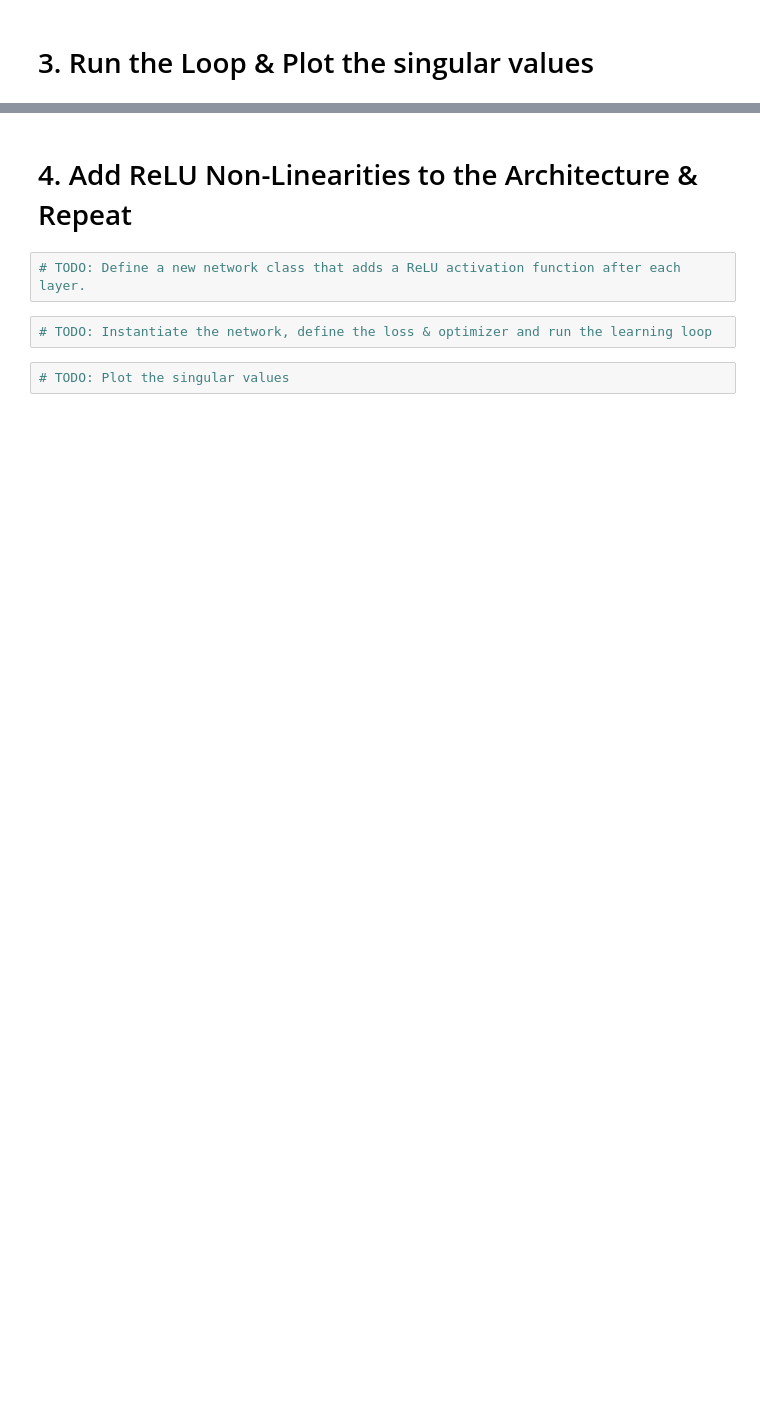
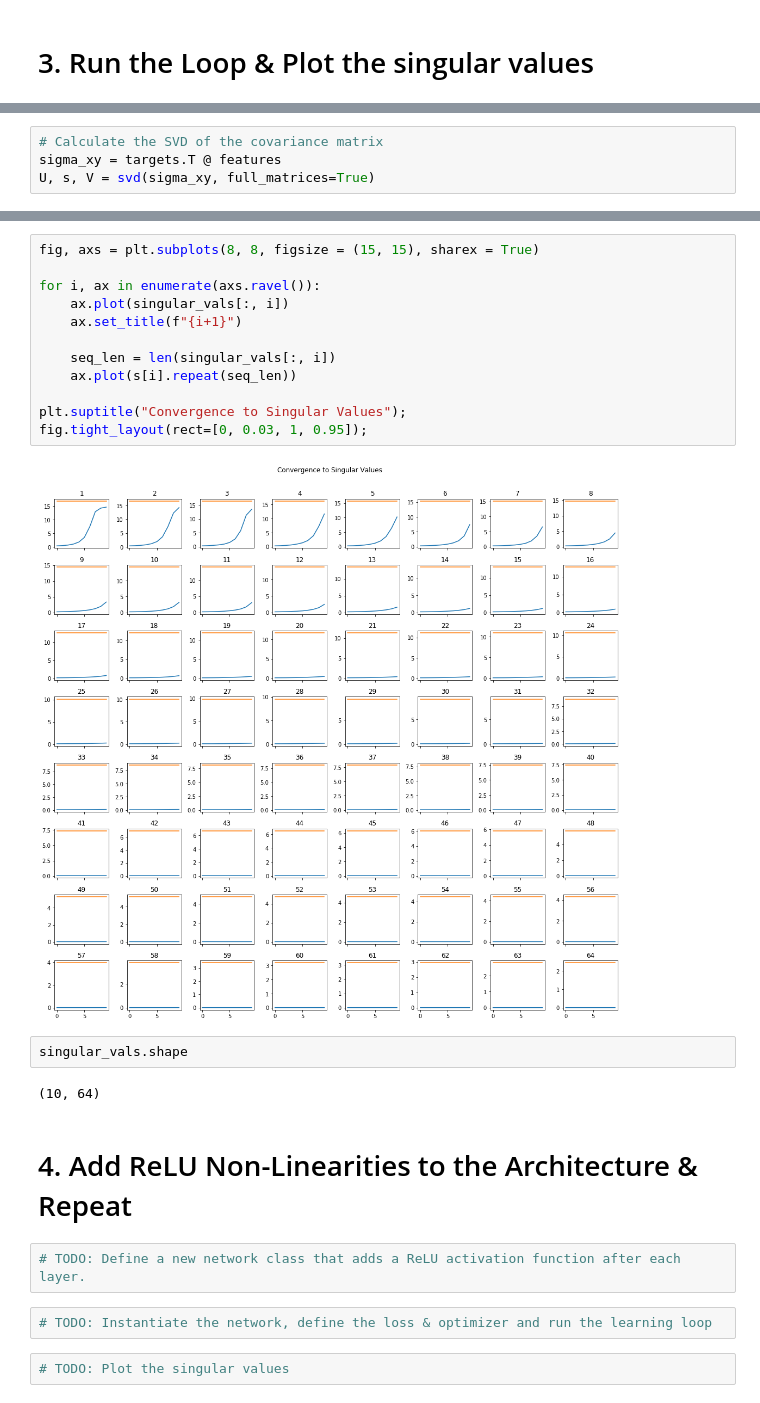
Before and after one commit to DorotheaMueller/mhbf, a Jupyter notebook: skeleton-comp-practical.ipynb, the cells around one changed output, grey strips where cells are left out. Drawn from its saved outputs; the diff is of its cells as text; blank space fills up the shorter version.

```diff
--- a/skeleton-comp-practical.ipynb
+++ b/skeleton-comp-practical.ipynb
@@ -418,0 +399,4 @@ def linear_net_learning(deep_net, mse_loss, optimizer, num_epochs, features, tar
+# %%
+# Calculate the SVD of the covariance matrix
+sigma_xy = targets.T @ features
+U, s, V = svd(sigma_xy, full_matrices=True)
@@ -419,3 +447,21 @@ def linear_net_learning(deep_net, mse_loss, optimizer, num_epochs, features, tar
+# %%
+fig, axs = plt.subplots(8, 8, figsize = (15, 15), sharex = True)
+
+for i, ax in enumerate(axs.ravel()):
+    ax.plot(singular_vals[:, i])
+    ax.set_title(f"{i+1}")
+
+    seq_len = len(singular_vals[:, i])
+    ax.plot(s[i].repeat(seq_len))
+
+plt.suptitle("Convergence to Singular Values");
+fig.tight_layout(rect=[0, 0.03, 1, 0.95]);
+# %% [output]
+[figure, added]
+# %%
+singular_vals.shape
+# %% [output]
+(10, 64)
 # %% [markdown]
 # 4. Add ReLU Non-Linearities to the Architecture & Repeat
 # %%
```
Also changed, not shown: parts of 16 cells of this notebook.
